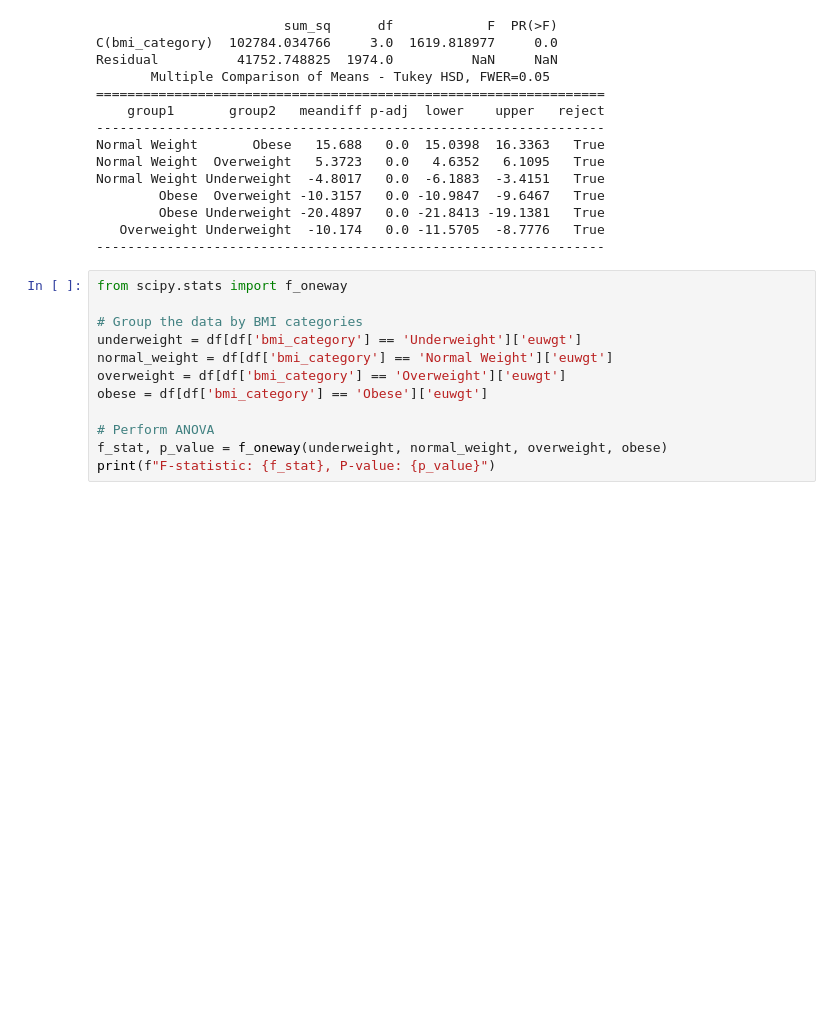
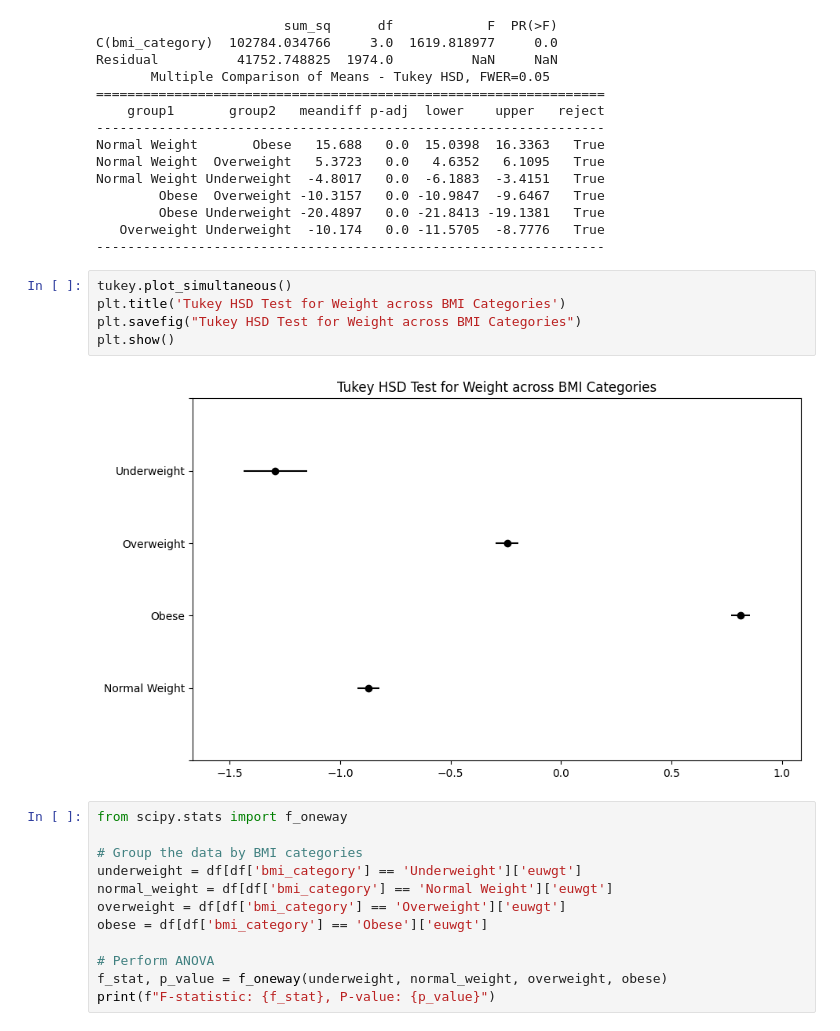
Before and after one commit to rukayat-balogun/Project, a Jupyter notebook: FinalSemesterProject/Webapp/analysis.ipynb, the cells around one changed output. Drawn from its saved outputs; the diff is of its cells as text; blank space fills up the shorter version.

```diff
--- a/FinalSemesterProject/Webapp/analysis.ipynb
+++ b/FinalSemesterProject/Webapp/analysis.ipynb
@@ -334,6 +416,13 @@ Normal Weight Underweight  -4.8017   0.0  -6.1883  -3.4151   True
         Obese Underweight -20.4897   0.0 -21.8413 -19.1381   True
    Overweight Underweight  -10.174   0.0 -11.5705  -8.7776   True
 -----------------------------------------------------------------
+# %%
+tukey.plot_simultaneous()
+plt.title('Tukey HSD Test for Weight across BMI Categories')
+plt.savefig("Tukey HSD Test for Weight across BMI Categories")
+plt.show()
+# %% [output]
+[figure, added]
 # %%
 from scipy.stats import f_oneway
 
```
Also changed, not shown: parts of 27 cells of this notebook, 5 other files.
